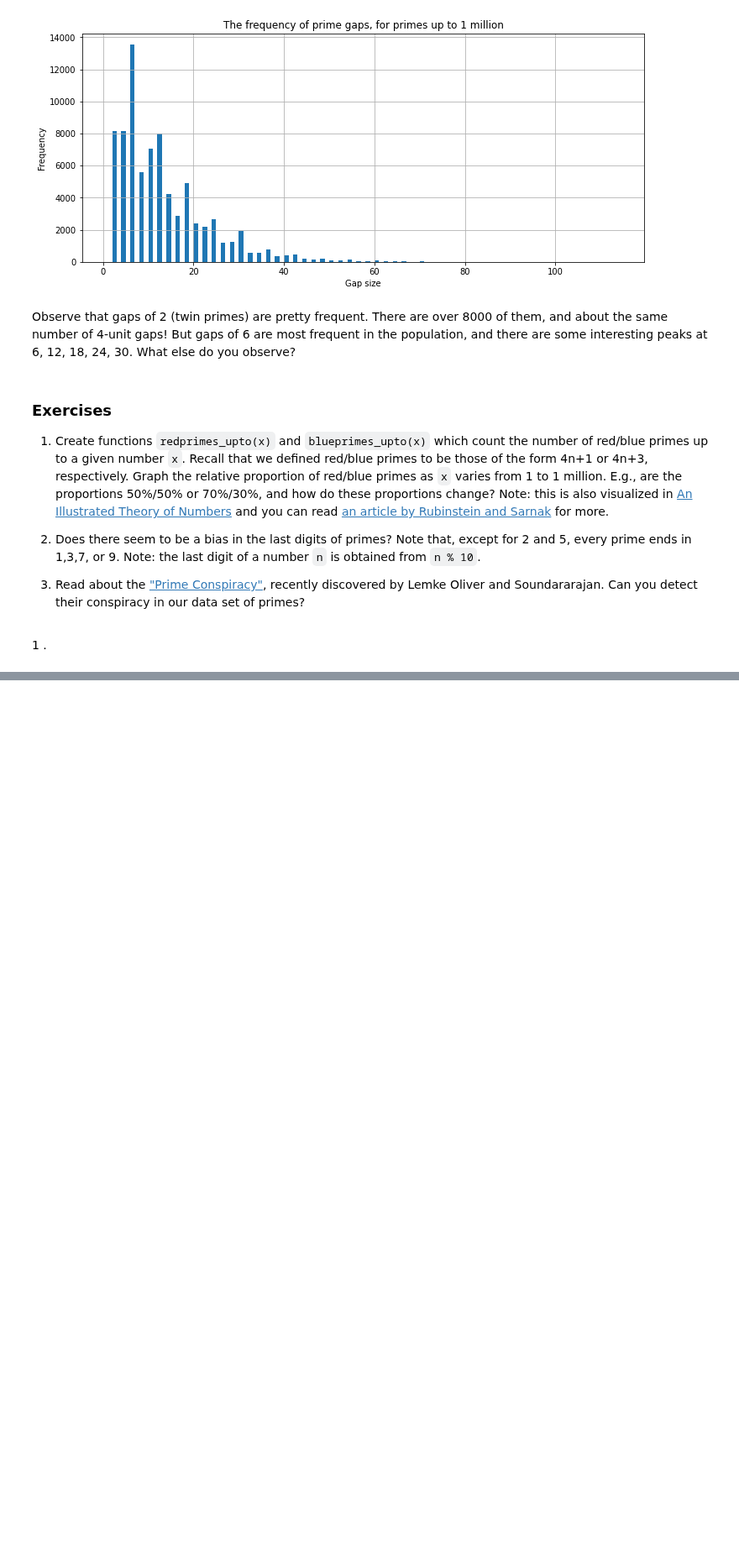
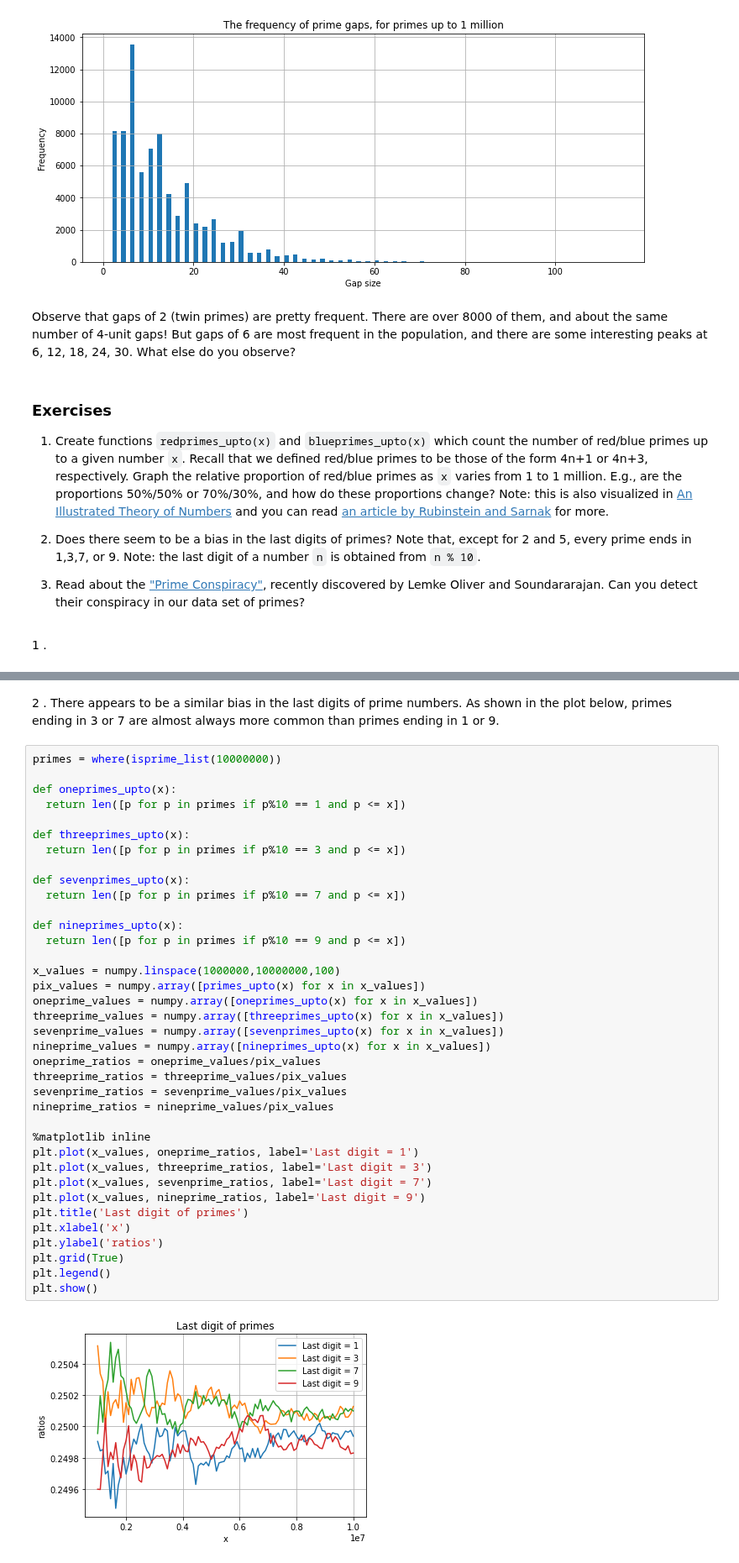
Before and after one commit to eric-huang5497/Math-152, a Jupyter notebook: P4M_Notebook_3.ipynb, the cells around one changed output, grey strips where cells are left out. Shown at 84% size. Cells and saved outputs as stored; diff of their text form; blank space fills up the shorter version.

```diff
--- a/P4M_Notebook_3.ipynb
+++ b/P4M_Notebook_3.ipynb
@@ -1225,0 +1242,41 @@ plt.show()
+# %% [markdown]
+2 . There appears to be a similar bias in the last digits of prime numbers. As shown in the plot below, primes ending in 3 or 7 are almost always more common than primes ending in 1 or 9.
+# %%
+primes = where(isprime_list(10000000))
+
+def oneprimes_upto(x):
+  return len([p for p in primes if p%10 == 1 and p <= x])
+
+def threeprimes_upto(x):
+  return len([p for p in primes if p%10 == 3 and p <= x])
+
+def sevenprimes_upto(x):
+  return len([p for p in primes if p%10 == 7 and p <= x])
+
+def nineprimes_upto(x):
+  return len([p for p in primes if p%10 == 9 and p <= x])
+
+x_values = numpy.linspace(1000000,10000000,100)
+pix_values = numpy.array([primes_upto(x) for x in x_values])
+oneprime_values = numpy.array([oneprimes_upto(x) for x in x_values])
+threeprime_values = numpy.array([threeprimes_upto(x) for x in x_values])
+sevenprime_values = numpy.array([sevenprimes_upto(x) for x in x_values])
+nineprime_values = numpy.array([nineprimes_upto(x) for x in x_values])
+oneprime_ratios = oneprime_values/pix_values
+threeprime_ratios = threeprime_values/pix_values
+sevenprime_ratios = sevenprime_values/pix_values
+nineprime_ratios = nineprime_values/pix_values
+
+%matplotlib inline
+plt.plot(x_values, oneprime_ratios, label='Last digit = 1')
+plt.plot(x_values, threeprime_ratios, label='Last digit = 3')
+plt.plot(x_values, sevenprime_ratios, label='Last digit = 7')
+plt.plot(x_values, nineprime_ratios, label='Last digit = 9')
+plt.title('Last digit of primes')
+plt.xlabel('x')
+plt.ylabel('ratios')
+plt.grid(True)
+plt.legend()
+plt.show()
+# %% [output]
+[figure, added]
```
Also changed, not shown: parts of 2 cells of this notebook.
